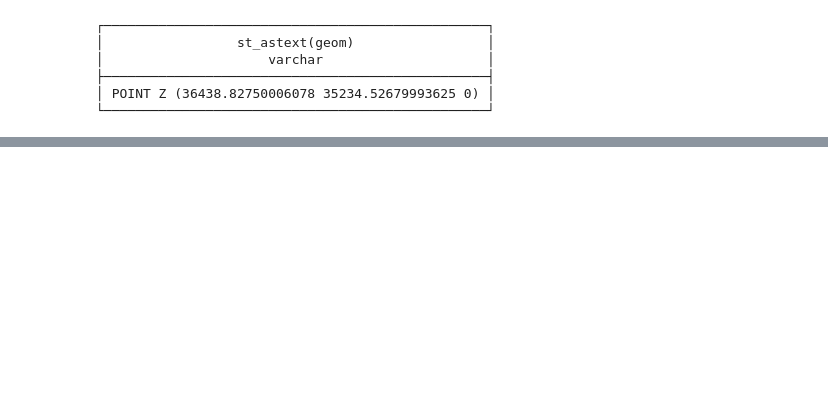
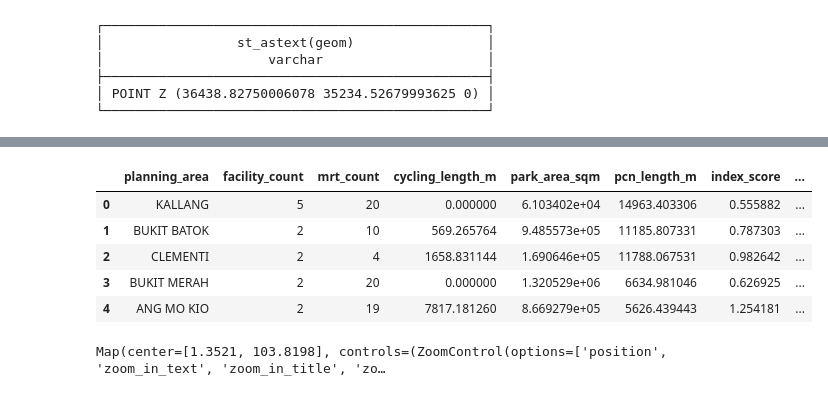
Before and after one commit to ziqiqiiii/Spatial_Equity_Analysis, a Jupyter notebook: notebooks/01_data_cleaning.ipynb, the cells around one changed output, grey strips where cells are left out. Cells and saved outputs as stored; diff of their text form; code cells hidden in the pictures; blank space fills up the shorter version.

```diff
--- a/notebooks/01_data_cleaning.ipynb
+++ b/notebooks/01_data_cleaning.ipynb
@@ -273,0 +524,47 @@ con.sql("SELECT ST_AsText(geom) FROM mrt_stations LIMIT 1").show()
+# %%
+# Fetch combined data: Raw stats + Calculated Index Score
+# We join the raw stats table with the aggregated score table
+df_stats = con.sql("""
+    SELECT
+        t1.planning_area,
+        t1.facility_count,
+        t1.mrt_count,
+        t1.cycling_length_m,
+        t1.park_area_sqm,
+        t1.pcn_length_m,
+        t2.index_score,
+        ST_AsWKB(t1.geom) as geom
+    FROM planning_area_stats t1
+    JOIN planning_area_stats_aggregated t2
+      ON t1.planning_area = t2.planning_area
+""").df()
+
+# Convert to GeoDataFrame
+df_stats['geometry'] = gpd.GeoSeries.from_wkb(df_stats['geom'].apply(bytes))
+gdf_stats = gpd.GeoDataFrame(df_stats, geometry='geometry')
+
+# 1. Set the CRS to EPSG:3414 (Singapore SVY21) because that's what is in DuckDB
+gdf_stats = gdf_stats.set_crs("EPSG:3414", allow_override=True)
+
+# # 2. Reproject to EPSG:4326 (Lat/Lon) for Leafmap/Web Mapping
+# gdf_stats = gdf_stats.to_crs("EPSG:4326")
+
+gdf_stats.head()
+# %% [output]
+|  | planning_area | facility_count | mrt_count | cycling_length_m | park_area_sqm | pcn_length_m | index_score | ... |
+| 0 | KALLANG | 5 | 20 | 0.000000 | 6.103402e+04 | 14963.403306 | 0.555882 | ... |
+| 1 | BUKIT BATOK | 2 | 10 | 569.265764 | 9.485573e+05 | 11185.807331 | 0.787303 | ... |
+| 2 | CLEMENTI | 2 | 4 | 1658.831144 | 1.690646e+05 | 11788.067531 | 0.982642 | ... |
+| 3 | BUKIT MERAH | 2 | 20 | 0.000000 | 1.320529e+06 | 6634.981046 | 0.626925 | ... |
+| 4 | ANG MO KIO | 2 | 19 | 7817.181260 | 8.669279e+05 | 5626.439443 | 1.254181 | ... |
+# %%
+import leafmap
+
+# Initialize map centered on Singapore
+m = leafmap.Map(center=[1.3521, 103.8198], zoom=11)
+m.add_data(
+    gdf_stats, column="index_score", scheme="Quantiles", cmap="Reds", legend_title="Index"
+)
+m
+# %% [output]
+Map(center=[1.3521, 103.8198], controls=(ZoomControl(options=['position', 'zoom_in_text', 'zoom_in_title', 'zo…
```
Also changed, not shown: parts of 16 cells of this notebook, 3 other files.
